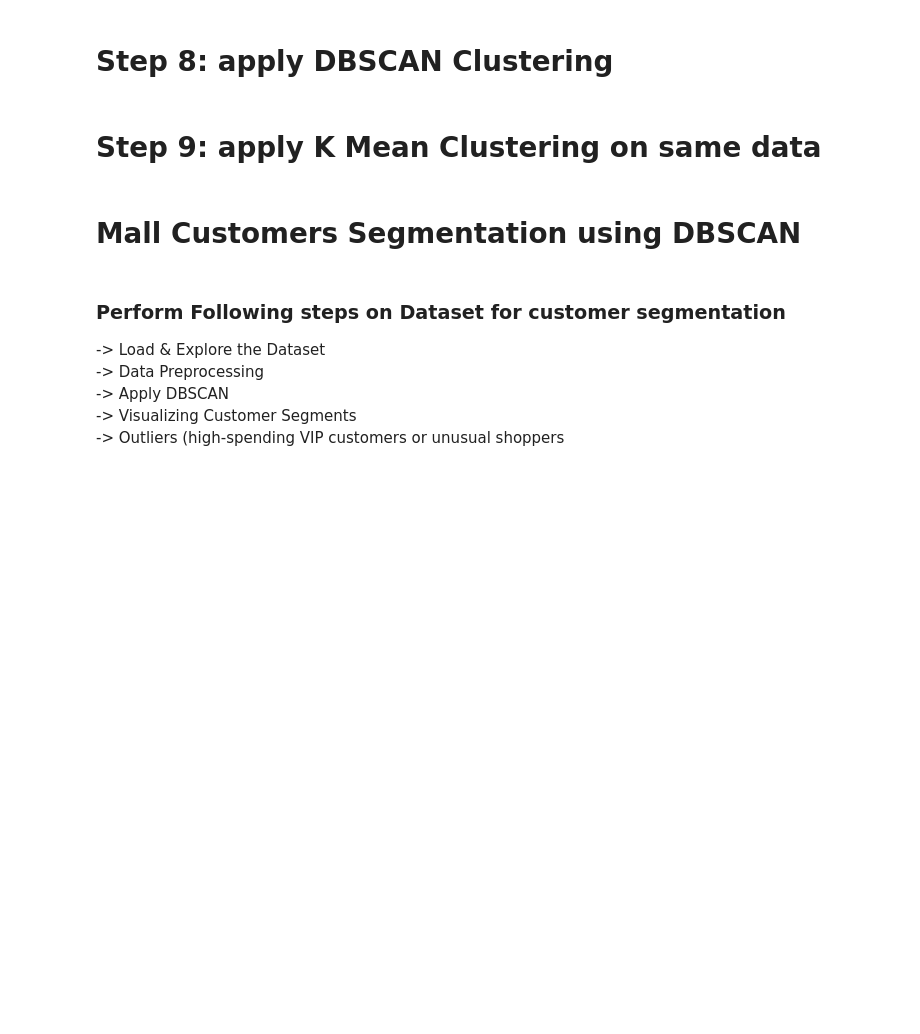
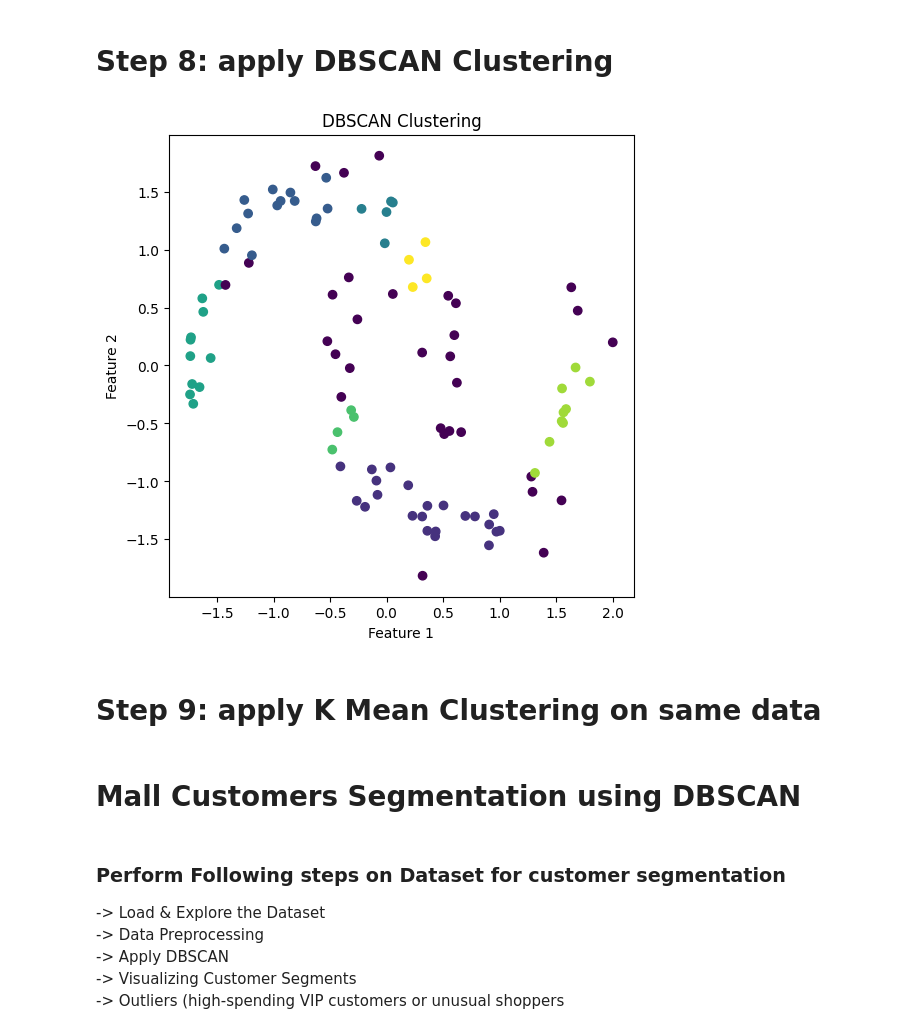
Before and after one commit to namrapithwa-tech/ML, a Jupyter notebook: Lab10/Lab10 Blank.ipynb, the cells around one changed output. Saved outputs shown, nothing was run; the diff lists cells and outputs as text; code cells hidden in the pictures; blank space fills up the shorter version.

```diff
--- a/Lab10/Lab10 Blank.ipynb
+++ b/Lab10/Lab10 Blank.ipynb
@@ -82,5 +106,28 @@ plt.show()
 # %% [markdown]
 # Step 8: apply DBSCAN Clustering
+# %%
+# apply the DBSCAN clustering
+model = DBSCAN(eps=0.3, min_samples=5)
+
+# fit the model to the data
+model.fit(x)
+
+# assign the labels to each data point
+yhat = model.fit_predict(x)
+
+# add the cluster labels to the data
+x = np.column_stack((x, yhat))
+
+# plot the data points with color-coded clusters
+plt.figure(figsize=(6,6))
+plt.scatter(x[:,0], x[:,1], c=x[:,2], cmap='viridis')
+
+plt.xlabel('Feature 1')
+plt.ylabel('Feature 2')
+plt.title('DBSCAN Clustering')
+plt.show()
+# %% [output]
+[figure, added]
 # %% [markdown]
 # Step 9: apply K Mean Clustering on same data
 # %% [markdown]
```
Also changed, not shown: parts of 7 cells of this notebook.
